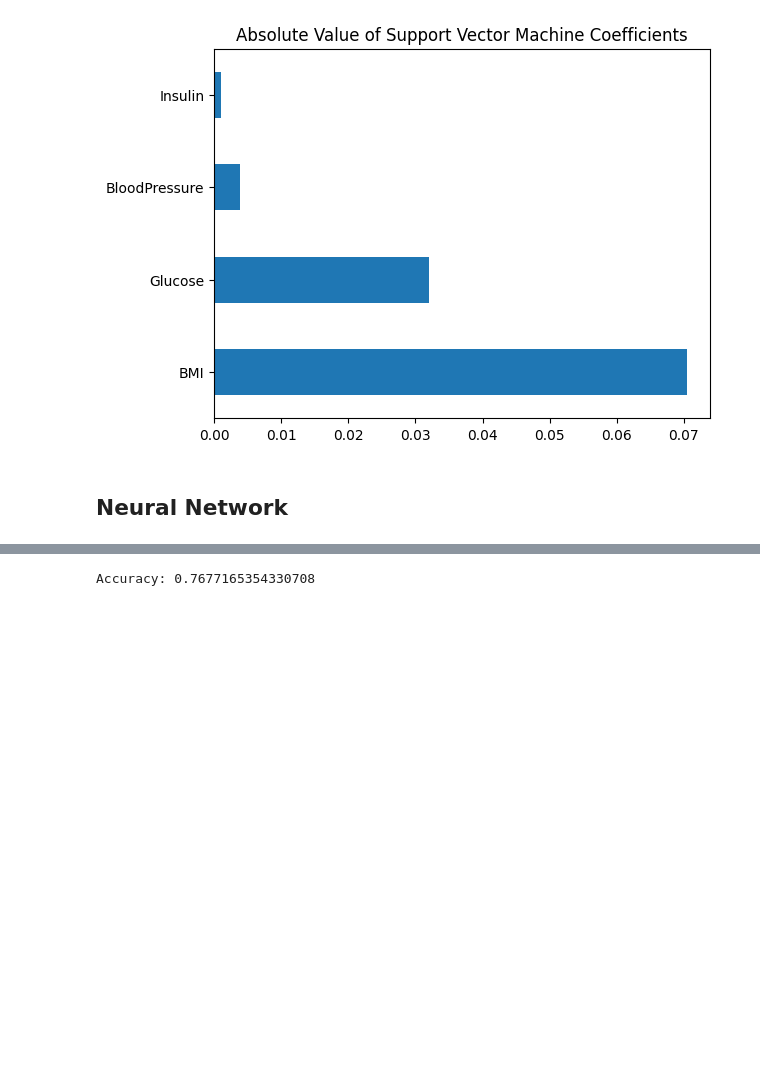
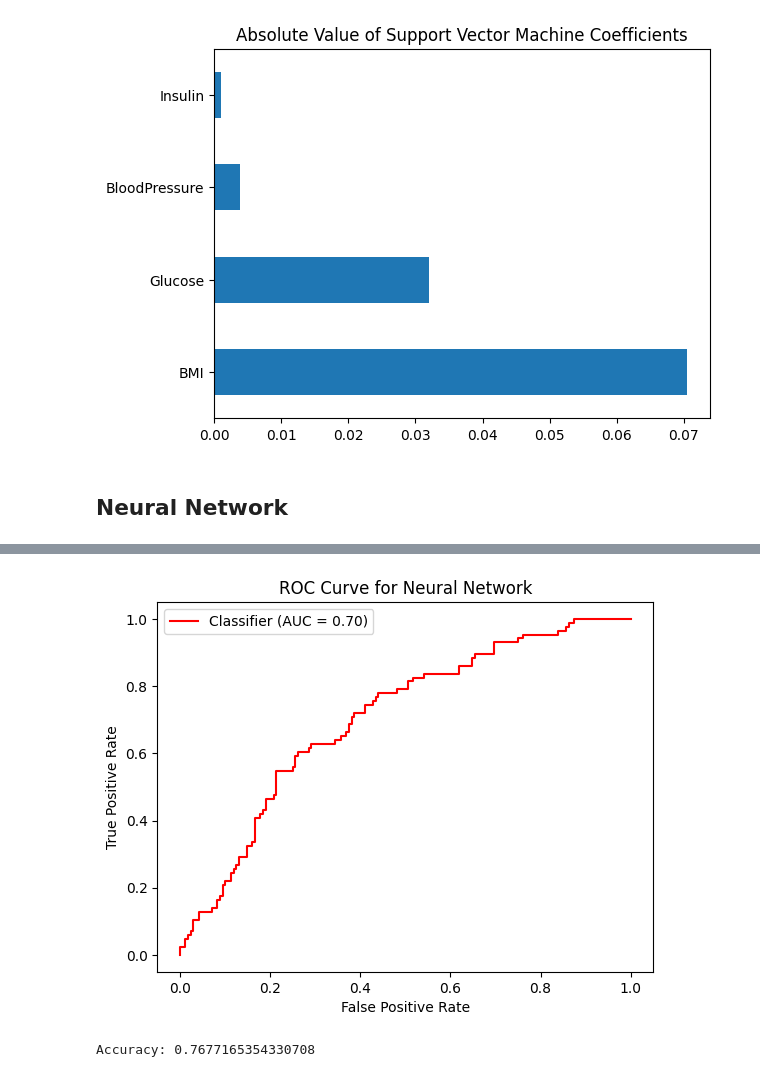
Before and after one commit to tderr24/MAT-422-Final-Project, a Jupyter notebook: Final_Project.ipynb, the cells around one changed output, grey strips where cells are left out. Drawn from its saved outputs; the diff is of its cells as text; code cells hidden in the pictures; blank space fills up the shorter version.

```diff
--- a/Final_Project.ipynb
+++ b/Final_Project.ipynb
@@ -68,3 +99,19 @@ Accuracy: 0.7007874015748031
+# %%
+yhat_nn_pred = clf.predict_proba(X_test)
+
+
+RocCurveDisplay.from_predictions(
+    y_test,
+    yhat_nn_pred[:, 1],
+    color="red"
+)
+plt.title("ROC Curve for Neural Network")
+plt.xlabel("False Positive Rate")
+plt.ylabel("True Positive Rate")
+plt.legend()
+plt.show()
+# %% [output]
+[figure, added]
 # %%
 #further data analysis, this uses all available data features
 
```
Also changed, not shown: parts of 6 cells of this notebook.
